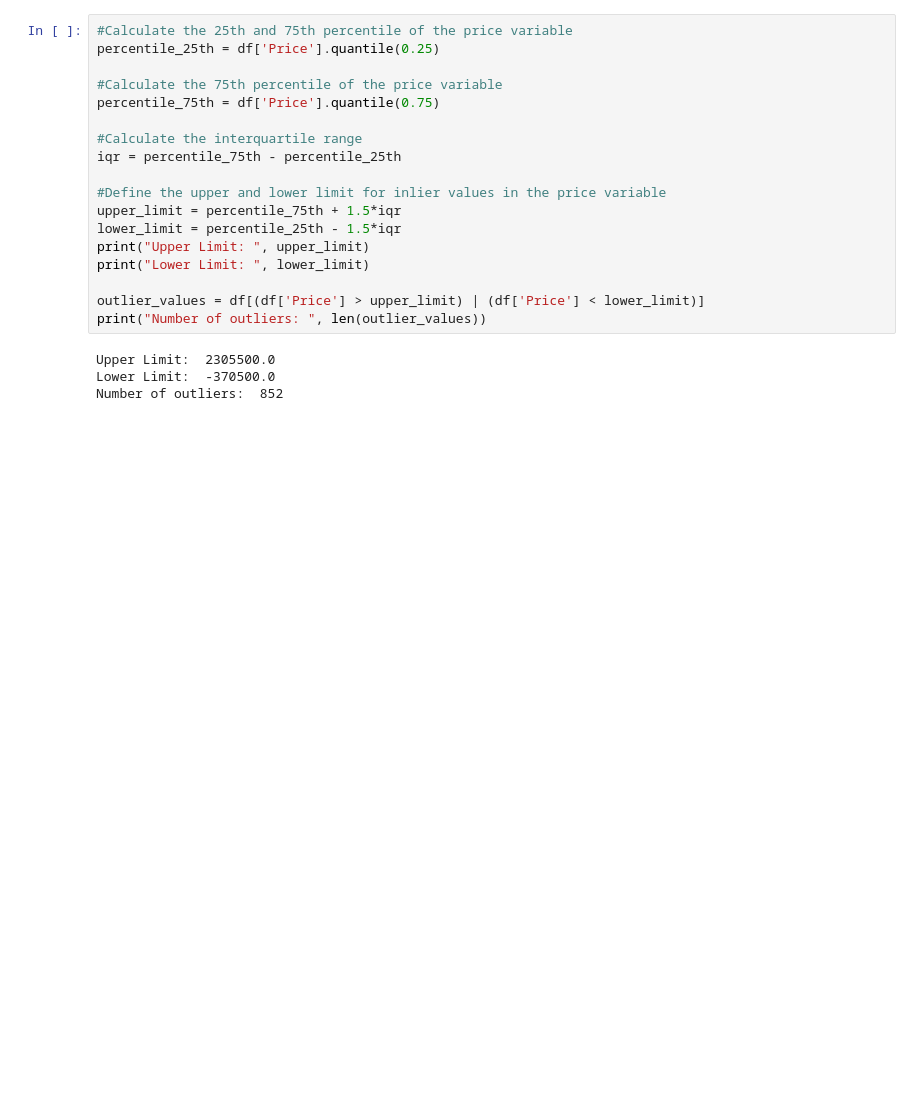
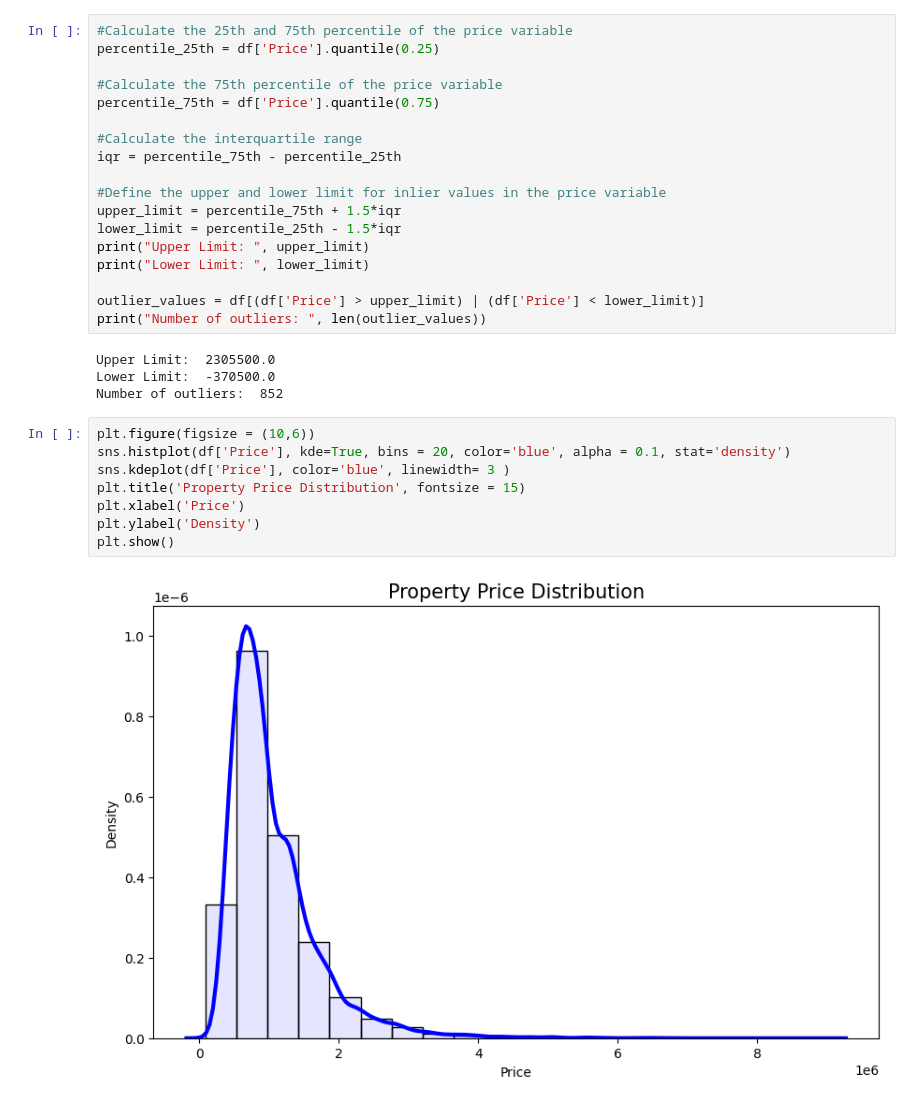
Before and after one commit to DustinKeene/Melbourne-Property-Price-Prediction-Modelling-, a Jupyter notebook: data_project_lab.ipynb, the cells around one changed output. Saved outputs shown, nothing was run; the diff lists cells and outputs as text; blank space fills up the shorter version.

Commit message:
Adding the histogram plot to illusrate price distribution

```diff
--- a/data_project_lab.ipynb
+++ b/data_project_lab.ipynb
@@ -267,3 +267,13 @@ print("Number of outliers: ", len(outlier_values))
 Upper Limit:  2305500.0
 Lower Limit:  -370500.0
 Number of outliers:  852
+# %%
+plt.figure(figsize = (10,6))
+sns.histplot(df['Price'], kde=True, bins = 20, color='blue', alpha = 0.1, stat='density')
+sns.kdeplot(df['Price'], color='blue', linewidth= 3 )
+plt.title('Property Price Distribution', fontsize = 15)
+plt.xlabel('Price')
+plt.ylabel('Density')
+plt.show()
+# %% [output]
+[figure, added]
```
Also changed, not shown: parts of 4 cells of this notebook.
